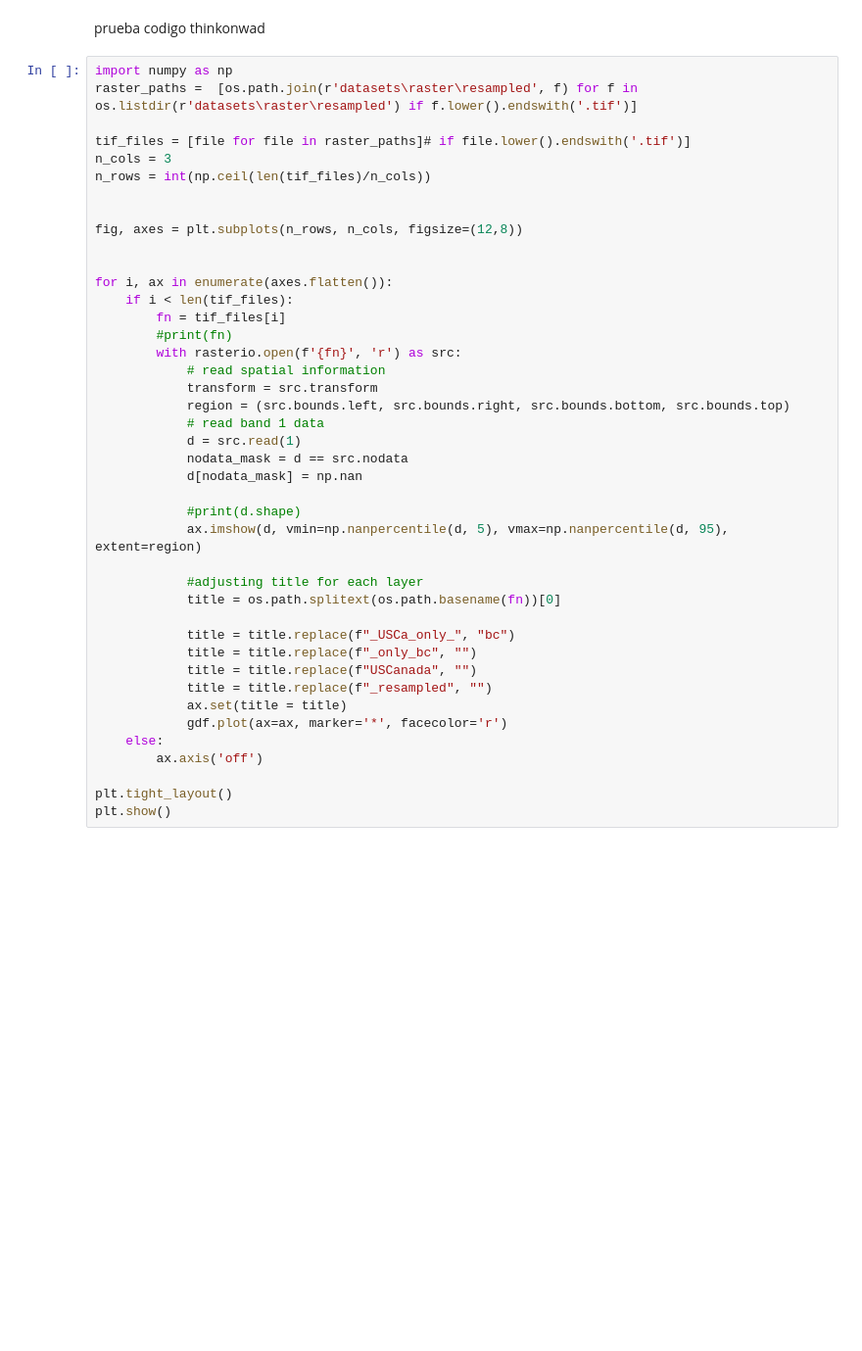
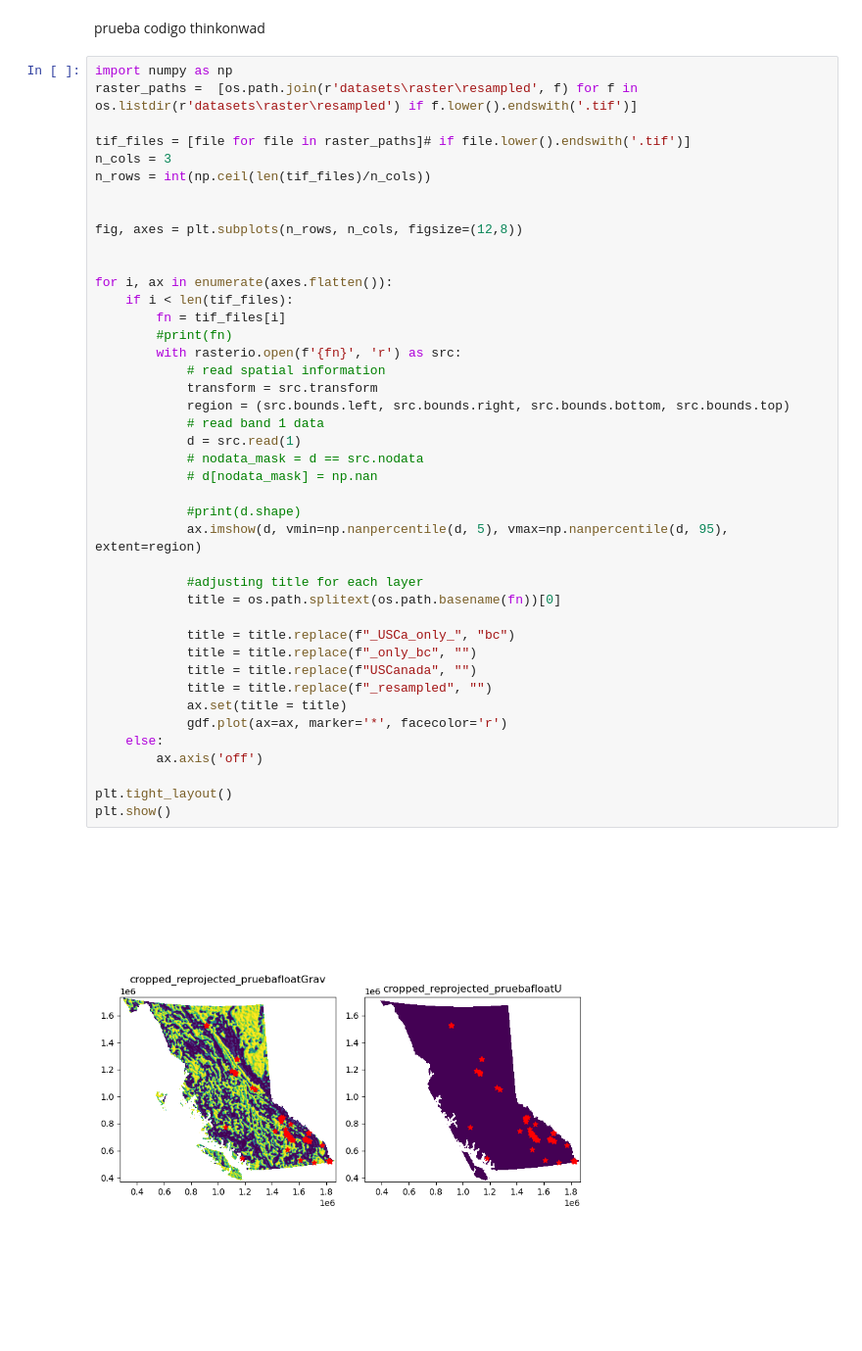
Before and after one commit to cvillarragamo/Tech_Treasures_Challenge, a Jupyter notebook: 1_Data_Collection_Cleaning.ipynb, the cells around one changed output. Shown at 98% size. Cells and saved outputs as stored; diff of their text form; blank space fills up the shorter version.

```diff
--- a/1_Data_Collection_Cleaning.ipynb
+++ b/1_Data_Collection_Cleaning.ipynb
@@ -508,35 +506,37 @@ fig, axes = plt.subplots(n_rows, n_cols, figsize=(12,8))
 
 
 for i, ax in enumerate(axes.flatten()):
     if i < len(tif_files):
         fn = tif_files[i]
         #print(fn)
         with rasterio.open(f'{fn}', 'r') as src:
             # read spatial information
             transform = src.transform
             region = (src.bounds.left, src.bounds.right, src.bounds.bottom, src.bounds.top)
             # read band 1 data
             d = src.read(1)
-            nodata_mask = d == src.nodata
-            d[nodata_mask] = np.nan
+            # nodata_mask = d == src.nodata
+            # d[nodata_mask] = np.nan
 
             #print(d.shape)
             ax.imshow(d, vmin=np.nanpercentile(d, 5), vmax=np.nanpercentile(d, 95), extent=region)
 
             #adjusting title for each layer
             title = os.path.splitext(os.path.basename(fn))[0]
 
             title = title.replace(f"_USCa_only_", "bc")
             title = title.replace(f"_only_bc", "")
             title = title.replace(f"USCanada", "")
             title = title.replace(f"_resampled", "")
             ax.set(title = title)
             gdf.plot(ax=ax, marker='*', facecolor='r')
     else:
         ax.axis('off')
 
 plt.tight_layout()
 plt.show()
+# %% [output]
+[figure, added]
 # %%
 REE = bc_cm[bc_cm['COMMOD_C1']=='RS']
 # Example usage of the function with a directory and the point of interest loaded as GeoDataFrame
```
Also changed, not shown: parts of 16 cells of this notebook, 2 other files.
